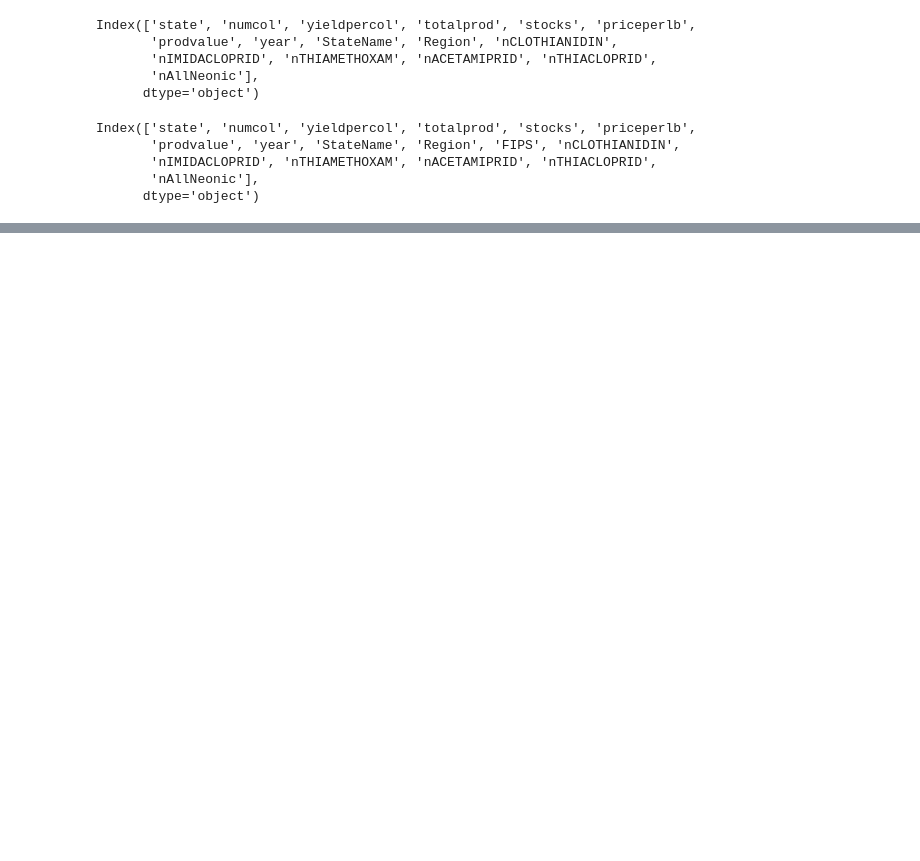
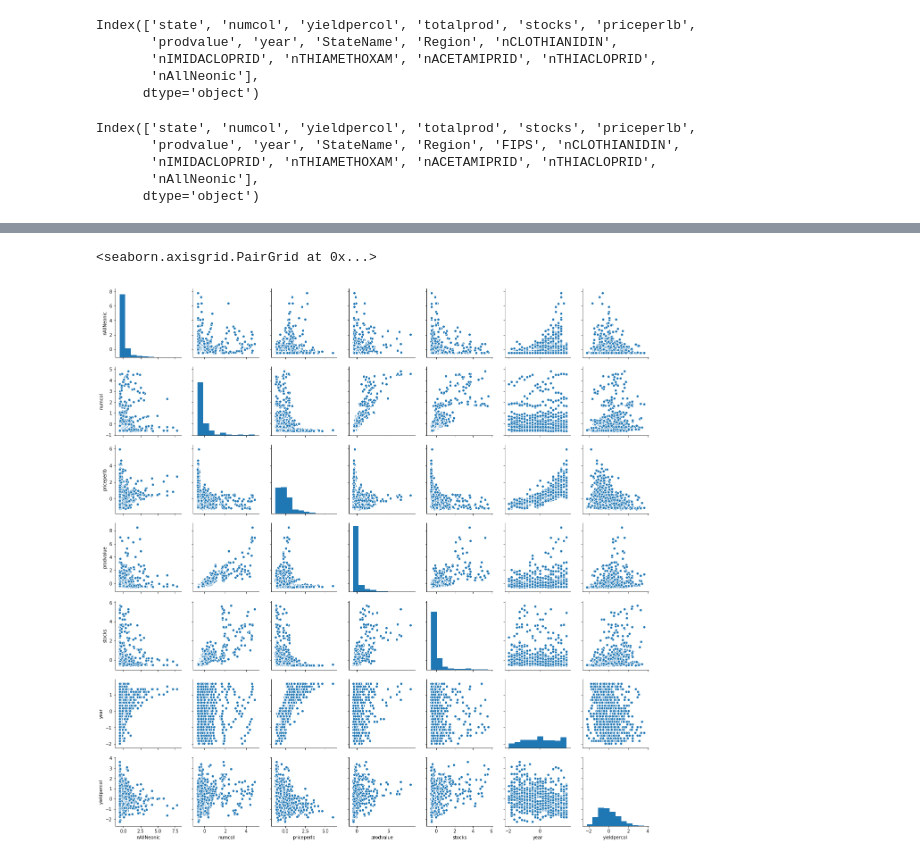
Before and after one commit to ahuangfeng/Cours_ML, a Jupyter notebook: Project/Project.ipynb, the cells around one changed output, grey strips where cells are left out. Cells and saved outputs as stored; diff of their text form; code cells hidden in the pictures; blank space fills up the shorter version.

```diff
--- a/Project/Project.ipynb
+++ b/Project/Project.ipynb
@@ -98,0 +131,5 @@ beeData[['nCLOTHIANIDIN','totalprod']]
+# %%
+from sklearn.preprocessing import StandardScaler
+scaler = StandardScaler()
+# %%
+scaler.fit(beeData.drop('totalprod',axis=1))
@@ -98,0 +138,5 @@ beeData[['nCLOTHIANIDIN','totalprod']]
+# %%
+scaled_features = scaler.transform(beeData.drop('totalprod',axis=1))
+# %%
+df_feat = pd.DataFrame(scaled_features,columns=beeData.drop('totalprod',axis=1).columns)
+df_feat.head()
@@ -98,0 +150,5 @@ beeData[['nCLOTHIANIDIN','totalprod']]
+# %%
+sns.pairplot(df_feat[['nAllNeonic', 'numcol', 'priceperlb','prodvalue','stocks','year','yieldpercol']])
+# %% [output]
+<seaborn.axisgrid.PairGrid at 0x...>
+[figure, added]
```
Also changed, not shown: parts of 15 cells of this notebook, 9 other files.
